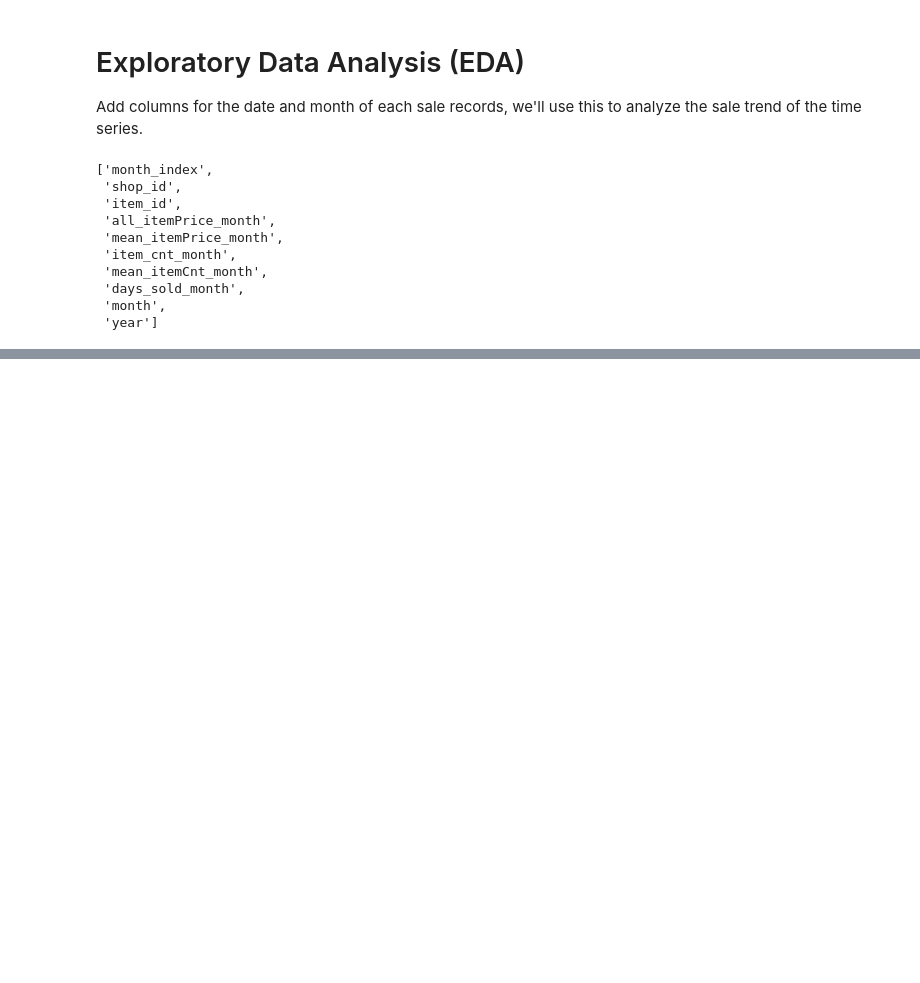
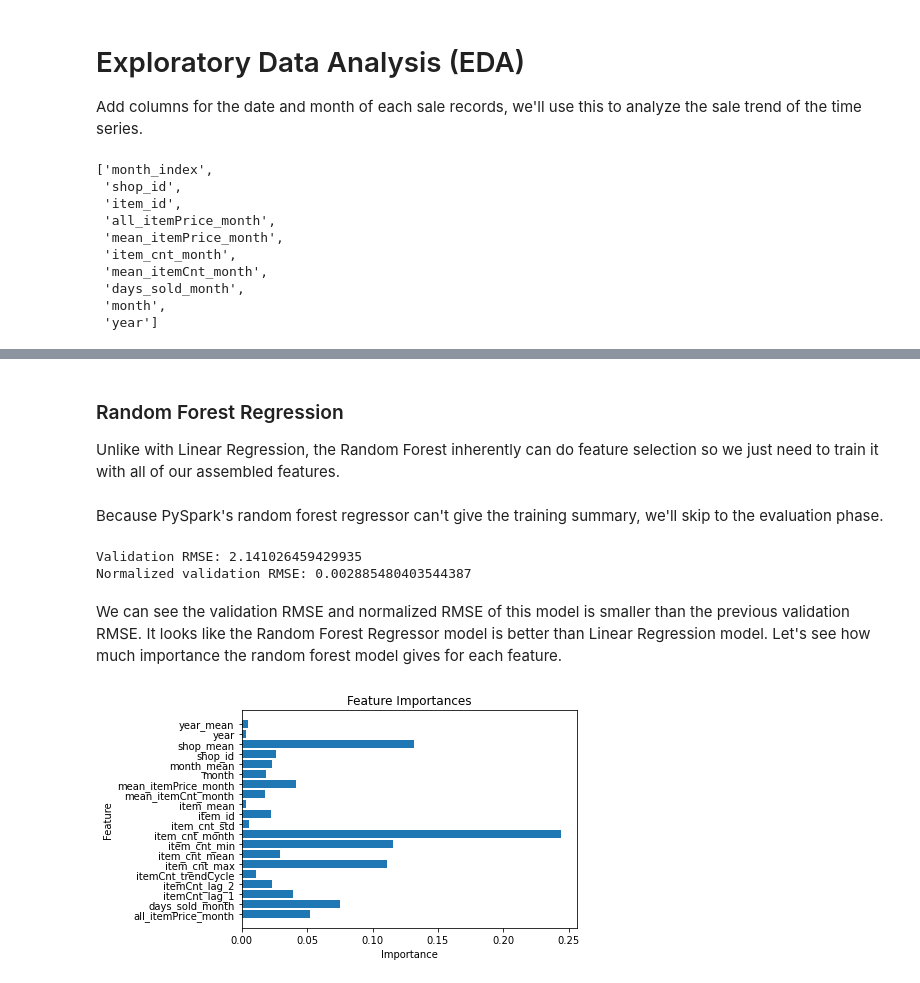
Before and after one commit to nvakiet/SparkML-Regression_And_Classification, a Jupyter notebook: SparkML_Regression.ipynb, the cells around one changed output, grey strips where cells are left out. Cells and saved outputs as stored; diff of their text form; code cells hidden in the pictures; blank space fills up the shorter version.

Commit message:
Finished with Linear Regression and Random Forest model

```diff
--- a/SparkML_Regression.ipynb
+++ b/SparkML_Regression.ipynb
@@ -257,0 +369,3 @@ ConnectionRefusedError: ignored
+# %%
+# Fill in the missing values from the new features
+train_monthly = train_monthly.fillna(0)
@@ -257,0 +416,6 @@ ConnectionRefusedError: ignored
+# %%
+# Aggregate the mean encoding of categorical features
+shop_mean = train_set.groupBy("shop_id").agg(f.mean("itemCnt_nextMonth").alias("shop_mean"))
+item_mean = train_set.groupBy("item_id").agg(f.mean("itemCnt_nextMonth").alias("item_mean"))
+year_mean = train_set.groupBy("year").agg(f.mean("itemCnt_nextMonth").alias("year_mean"))
+month_mean = train_set.groupBy("month").agg(f.mean("itemCnt_nextMonth").alias("month_mean"))
@@ -257,0 +487,15 @@ ConnectionRefusedError: ignored
+# %%
+# Restructure training set
+inputColumns = train_set.drop("itemCnt_nextMonth").columns
+assembler1 = VectorAssembler(inputCols=inputColumns, outputCol="features")
+train_assembled = assembler1.transform(train_set).select(["features", "itemCnt_nextMonth"])
+
+# Restructure validation set
+inputColumns = validation_set.drop("itemCnt_nextMonth").columns
+assembler2 = VectorAssembler(inputCols=inputColumns, outputCol="features")
+validation_assembled = assembler2.transform(validation_set).select(["features", "itemCnt_nextMonth"])
+
+# Restructure test set
+inputColumns = test_set.columns
+assembler3 = VectorAssembler(inputCols=inputColumns, outputCol="features")
+test_assembled = assembler3.transform(test_set).select(["features"])
@@ -257,0 +595,36 @@ ConnectionRefusedError: ignored
+# %% [markdown]
+### Random Forest Regression
+Unlike with Linear Regression, the Random Forest inherently can do feature selection so we just need to train it with all of our assembled features.
+# %%
+rf = RandomForestRegressor(featuresCol="features", labelCol="itemCnt_nextMonth", numTrees=50, maxDepth=7)
+rf_model = rf.fit(train_assembled)
+# %% [markdown]
+Because PySpark's random forest regressor can't give the training summary, we'll skip to the evaluation phase.
+# %%
+# Use the model to predict on validation set
+rf_predictions = rf_model.transform(validation_assembled)
+
+# Use a Regression Evaluator to evaluate the prediction results
+rf_evaluator = RegressionEvaluator(predictionCol="prediction", labelCol="itemCnt_nextMonth",metricName="rmse")
+rf_validation_rmse = rf_evaluator.evaluate(rf_predictions)
+print("Validation RMSE:", rf_validation_rmse)
+print("Normalized validation RMSE:", rf_validation_rmse / (validation_maxVal - validation_minVal))
+# %% [output]
+Validation RMSE: 2.141026459429935
+Normalized validation RMSE: 0.002885480403544387
+# %% [markdown]
+We can see the validation RMSE and normalized RMSE of this model is smaller than the previous validation RMSE. It looks like the Random Forest Regressor model is better than Linear Regression model. Let's see how much importance the random forest model gives for each feature.
+# %%
+# Get the feature importance list from the random forest
+importance = rf_model.featureImportances
+
+# Draw a bar plot to see the features
+inputColumns = train_set.columns.copy()
+inputColumns.remove("itemCnt_nextMonth")
+plt.barh(inputColumns, importance)
+plt.title("Feature Importances")
+plt.ylabel("Feature")
+plt.xlabel("Importance")
+plt.show()
+# %% [output]
+[figure, added]
```
Also changed, not shown: parts of 78 cells of this notebook.
